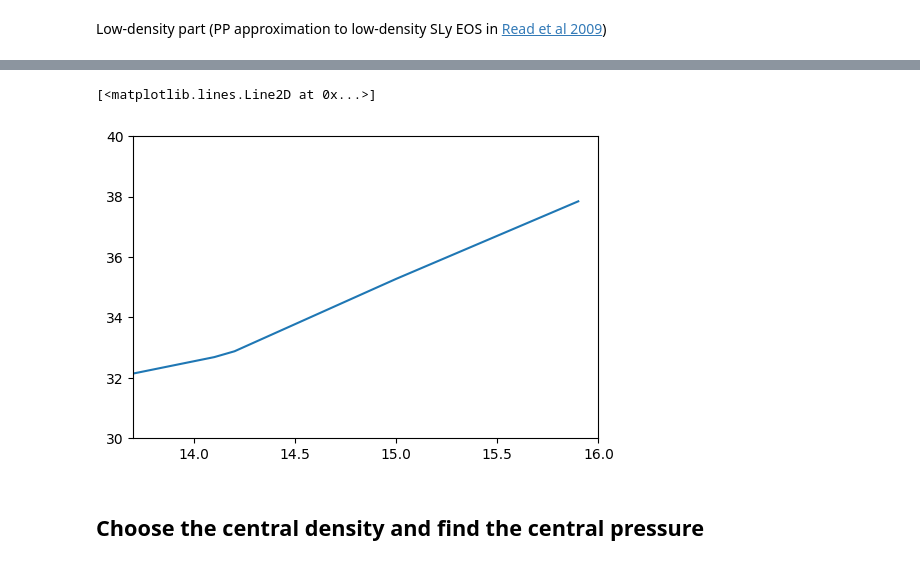
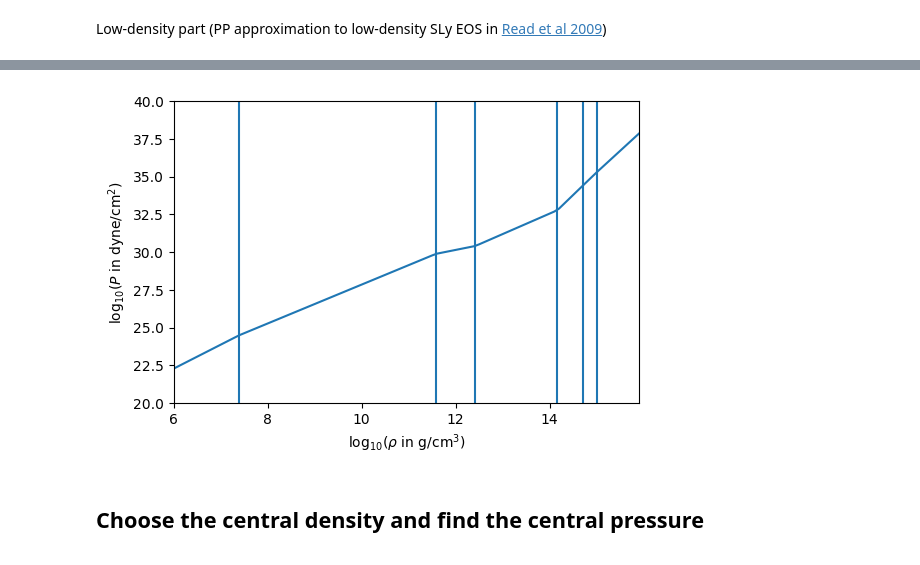
Before and after one commit to niksterg/pyTOVpp, a Jupyter notebook: TOV-pp.ipynb, the cells around one changed output, grey strips where cells are left out. Drawn from its saved outputs; the diff is of its cells as text; code cells hidden in the pictures.

Commit message:
Included EOS plot in CGS

```diff
--- a/TOV-pp.ipynb
+++ b/TOV-pp.ipynb
@@ -146,7 +146,8 @@ alpha2 = eps1/rho1 - 1 - K2/(Gamma2 - 1)*pow(rho1, Gamma2 -1)
 eps2 = (1+alpha2)*rho2 + K2/(Gamma2 - 1)*pow(rho2, Gamma2)
 alpha3 = eps2/rho2 - 1 - K3/(Gamma3 - 1)*pow(rho2, Gamma3 -1)
 # %%
-args = (rhoL_3,rhoL_2,rhoL_1,rho0,rho1,rho2,KL_4,KL_3,KL_2,KL_1,K1,K2,K3,GammaL_4,GammaL_3,GammaL_2,GammaL_1,Gamma1,Gamma2,Gamma3)
+args = (rhoL_3,rhoL_2,rhoL_1,rho0,rho1,rho2,KL_4,KL_3,KL_2,KL_1,K1,K2,K3,\
+        GammaL_4,GammaL_3,GammaL_2,GammaL_1,Gamma1,Gamma2,Gamma3)
 # %%
 def P_of_rho(rho, args):
     rhoL_3,rhoL_2,rhoL_1,rho0,rho1,rho2,KL_4,KL_3,KL_2,\
@@ -234,4 +235,6 @@ def eps_of_P(p, args2):
     else:
         return (1.0+alpha3)*pow(p/K3, 1.0/Gamma3)+ p/(Gamma3-1)
 # %%
-logrhopoints = np.arange(np.log10(1/Density),np.log10(10*rho2),0.1)
+logrhopoints = np.arange(np.log10(1e6/Density),np.log10(10*rho2),0.1)
+eospoints = len(logrhopoints)
+logrhopointsCGS = logrhopoints + np.log10(Density)
@@ -240,4 +240,0 @@ eospoints = len(logrhopoints)
-# %%
-logPpoints = np.zeros(eospoints)
-for i in range(0,eospoints):
-    logPpoints[i] = np.log10(P_of_rho( pow(10.0,logrhopoints[i]), args))
@@ -260,2 +240,0 @@ plt.show()
-# %%
-logrhopointsCGS = np.arange(np.log10(1),np.log10(10*rho2*Density),0.1)
@@ -265,13 +242,18 @@ eospointsCGS = len(logrhopointsCGS)
 logPpointsCGS = np.zeros(eospoints)
 for i in range(0,eospoints):
     logPpointsCGS[i] = np.log10(Density*c**2*P_of_rho( pow(10.0,logrhopoints[i]), args))
-# %%
-plt.xlim(np.log10(0.1*rho1*Density), np.log10(10*rho2*Density))
-plt.ylim(30, 40)
-plt.plot(logrhopointsCGS, logPpointsCGS)
-# %% [output]
-[<matplotlib.lines.Line2D at 0x...>]
-[figure, removed]
+# %%
+plt.xlim(logrhopointsCGS[0], logrhopointsCGS[eospoints-1])
+plt.ylim(20, 40)
+plt.xlabel(r'$ \log_{10} (\rho \ {\rm in \ g/cm^3} )$')
+plt.ylabel(r'$ \log_{10} (P \ {\rm in \ dyne/cm^2} )$')
+plt.plot(logrhopointsCGS, logPpointsCGS)
+xcoords = [np.log10(rhoL_4*Density), np.log10(rhoL_3*Density), np.log10(rhoL_2*Density),
+          np.log10(rhoL_1*Density), np.log10(rho0*Density), np.log10(rho1*Density), np.log10(rho2*Density)]
+for xc in xcoords:
+    plt.axvline(x=xc)
+# %% [output]
+[figure, added]
 # %% [markdown]
 ## Choose the central density and find the central pressure
 # %%
```
Also changed, not shown: parts of 6 cells of this notebook.
